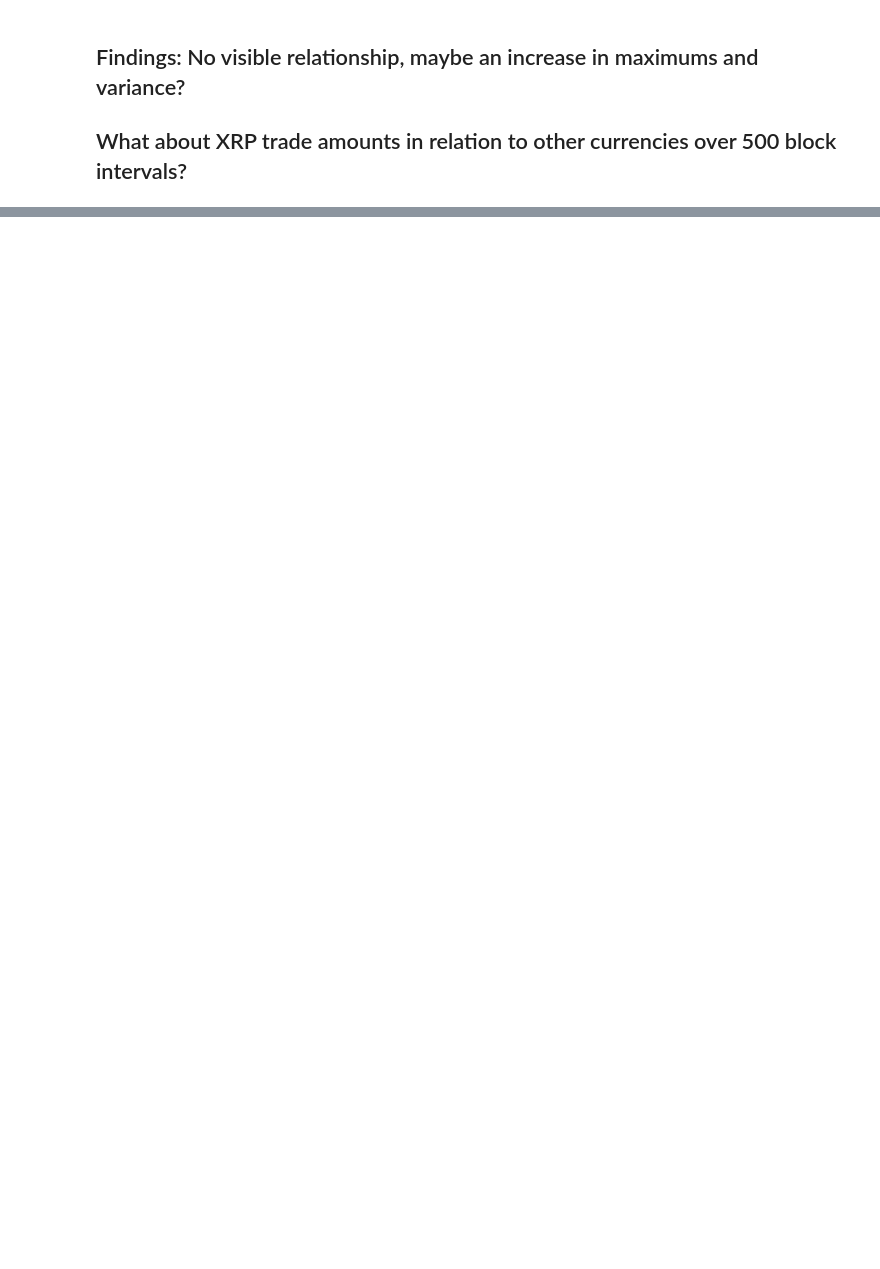
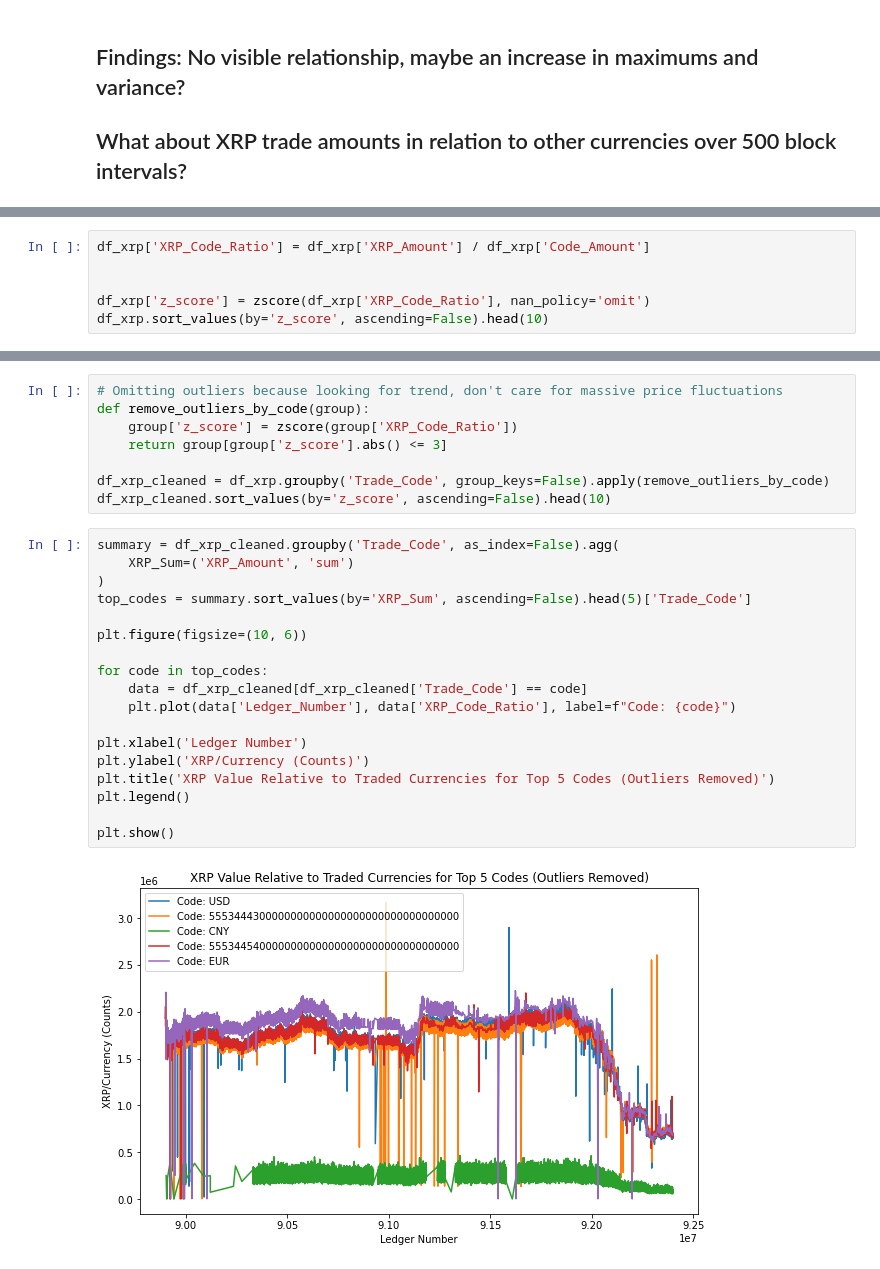
Before and after one commit to Ayrnen/XRP, a Jupyter notebook: TransactionCountEDA.ipynb, the cells around one changed output, grey strips where cells are left out. Cells and saved outputs as stored; diff of their text form; blank space fills up the shorter version.

```diff
--- a/TransactionCountEDA.ipynb
+++ b/TransactionCountEDA.ipynb
@@ -174,0 +160,6 @@ summary = df_xrp.groupby('Traded_currency_Code', as_index=False).agg(
+# %%
+df_xrp['XRP_Code_Ratio'] = df_xrp['XRP_Amount'] / df_xrp['Code_Amount']
+
+
+df_xrp['z_score'] = zscore(df_xrp['XRP_Code_Ratio'], nan_policy='omit')
+df_xrp.sort_values(by='z_score', ascending=False).head(10)
@@ -174,0 +178,28 @@ summary = df_xrp.groupby('Traded_currency_Code', as_index=False).agg(
+# %%
+# Omitting outliers because looking for trend, don't care for massive price fluctuations
+def remove_outliers_by_code(group):
+    group['z_score'] = zscore(group['XRP_Code_Ratio'])
+    return group[group['z_score'].abs() <= 3]
+
+df_xrp_cleaned = df_xrp.groupby('Trade_Code', group_keys=False).apply(remove_outliers_by_code)
+df_xrp_cleaned.sort_values(by='z_score', ascending=False).head(10)
+# %%
+summary = df_xrp_cleaned.groupby('Trade_Code', as_index=False).agg(
+    XRP_Sum=('XRP_Amount', 'sum')
+)
+top_codes = summary.sort_values(by='XRP_Sum', ascending=False).head(5)['Trade_Code']
+
+plt.figure(figsize=(10, 6))
+
+for code in top_codes:
+    data = df_xrp_cleaned[df_xrp_cleaned['Trade_Code'] == code]
+    plt.plot(data['Ledger_Number'], data['XRP_Code_Ratio'], label=f"Code: {code}")
+
+plt.xlabel('Ledger Number')
+plt.ylabel('XRP/Currency (Counts)')
+plt.title('XRP Value Relative to Traded Currencies for Top 5 Codes (Outliers Removed)')
+plt.legend()
+
+plt.show()
+# %% [output]
+[figure, added]
```
Also changed, not shown: parts of 17 cells of this notebook, 3 other files.
